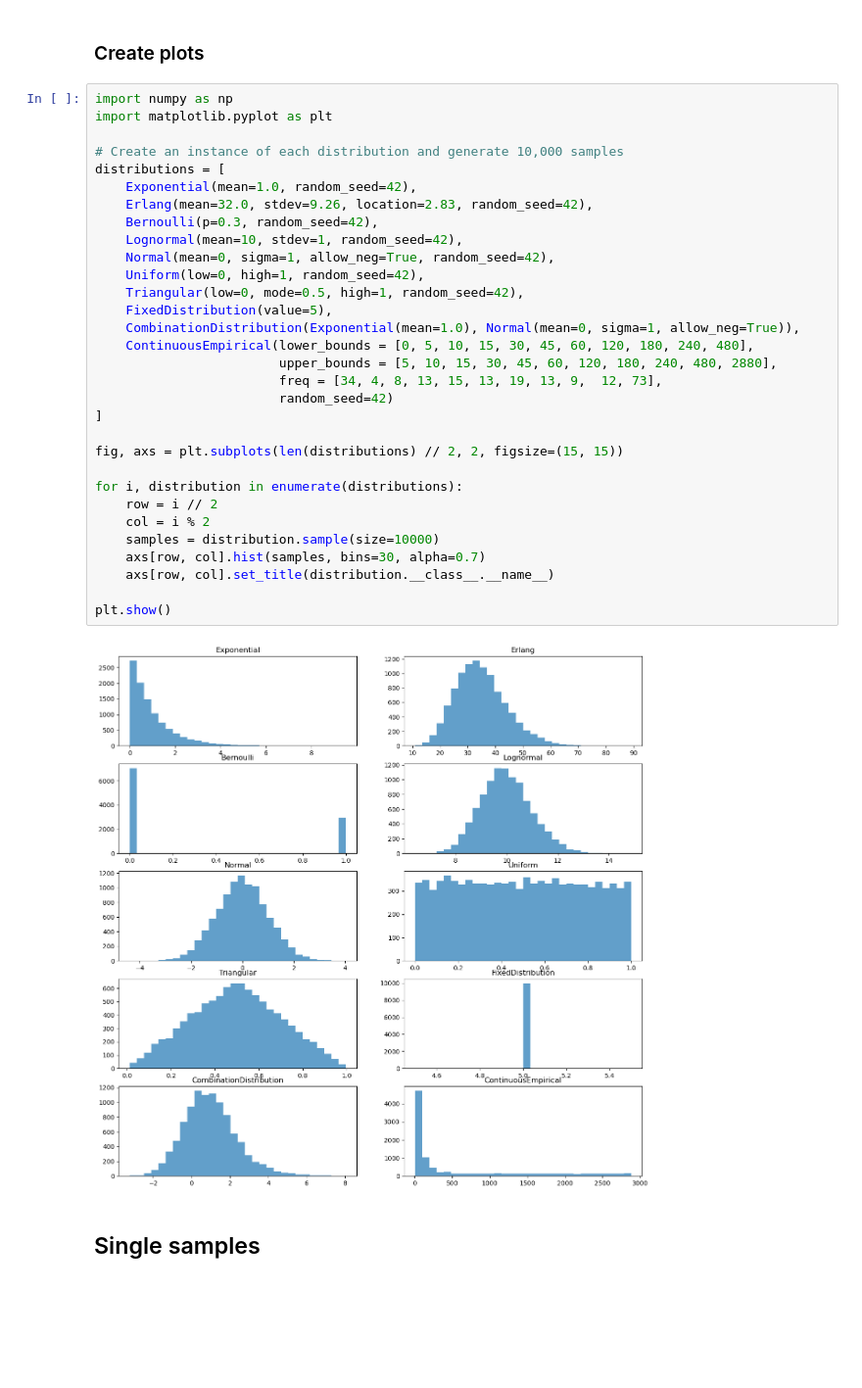
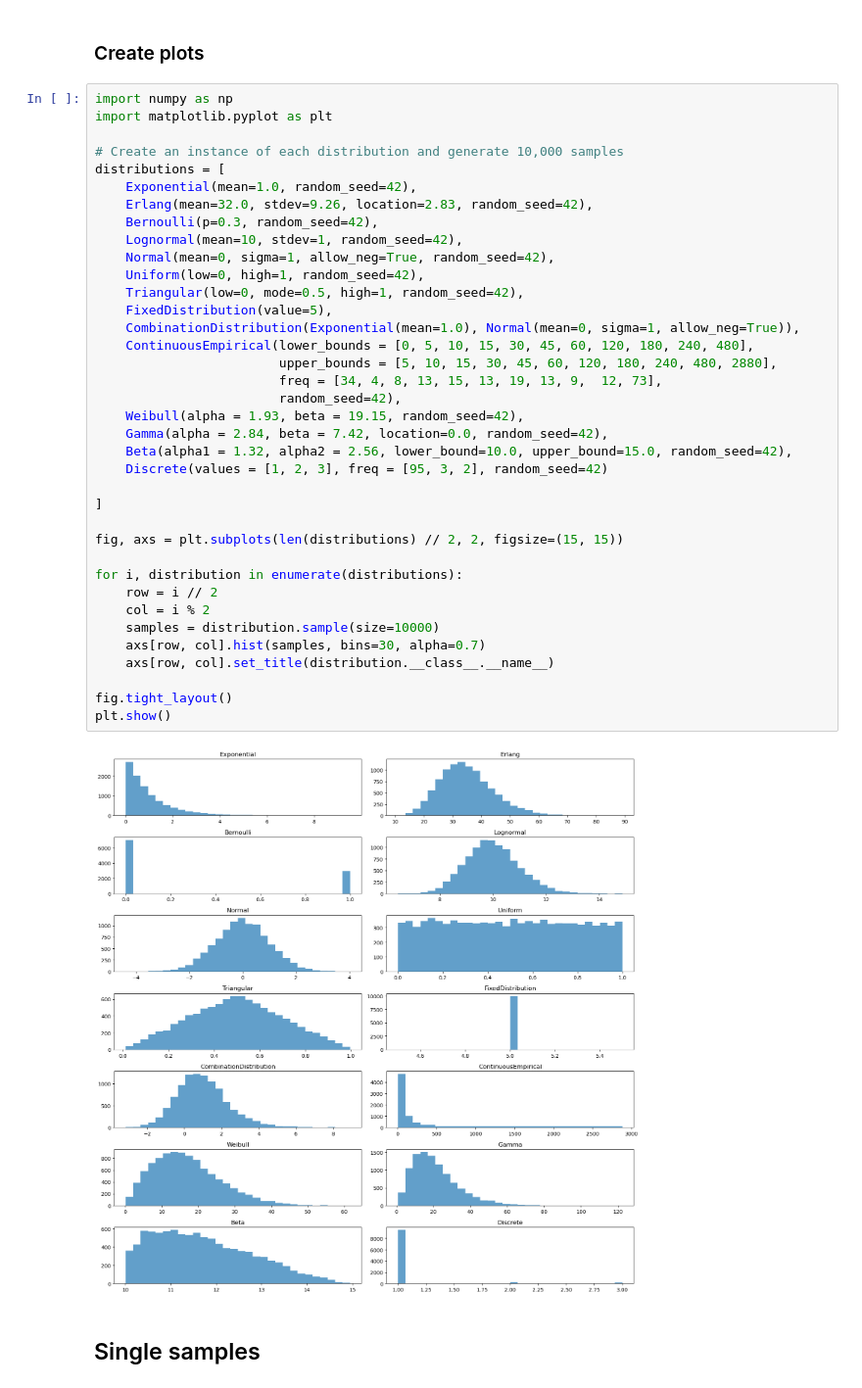
Before and after one commit to TomMonks/sim-tools, a Jupyter notebook: examples/distributions_examples.ipynb, the cells around one changed output. Shown at 98% size. Saved outputs shown, nothing was run; the diff lists cells and outputs as text; blank space fills up the shorter version.

```diff
--- a/examples/distributions_examples.ipynb
+++ b/examples/distributions_examples.ipynb
@@ -92,35 +96,41 @@ from sim_tools.distributions import (Exponential,
 import numpy as np
 import matplotlib.pyplot as plt
 
 # Create an instance of each distribution and generate 10,000 samples
 distributions = [
     Exponential(mean=1.0, random_seed=42),
     Erlang(mean=32.0, stdev=9.26, location=2.83, random_seed=42),
     Bernoulli(p=0.3, random_seed=42),
     Lognormal(mean=10, stdev=1, random_seed=42),
     Normal(mean=0, sigma=1, allow_neg=True, random_seed=42),
     Uniform(low=0, high=1, random_seed=42),
     Triangular(low=0, mode=0.5, high=1, random_seed=42),
     FixedDistribution(value=5),
     CombinationDistribution(Exponential(mean=1.0), Normal(mean=0, sigma=1, allow_neg=True)),
     ContinuousEmpirical(lower_bounds = [0, 5, 10, 15, 30, 45, 60, 120, 180, 240, 480],
                         upper_bounds = [5, 10, 15, 30, 45, 60, 120, 180, 240, 480, 2880],
                         freq = [34, 4, 8, 13, 15, 13, 19, 13, 9,  12, 73],
-                        random_seed=42)
+                        random_seed=42),
+    Weibull(alpha = 1.93, beta = 19.15, random_seed=42),
+    Gamma(alpha = 2.84, beta = 7.42, location=0.0, random_seed=42),
+    Beta(alpha1 = 1.32, alpha2 = 2.56, lower_bound=10.0, upper_bound=15.0, random_seed=42),
+    Discrete(values = [1, 2, 3], freq = [95, 3, 2], random_seed=42)
+
 ]
 
 fig, axs = plt.subplots(len(distributions) // 2, 2, figsize=(15, 15))
 
 for i, distribution in enumerate(distributions):
     row = i // 2
     col = i % 2
     samples = distribution.sample(size=10000)
     axs[row, col].hist(samples, bins=30, alpha=0.7)
     axs[row, col].set_title(distribution.__class__.__name__)
 
+fig.tight_layout()
 plt.show()
 # %% [output]
-[figure, old version]
+[figure, new version]
 # %% [markdown]
 ## Single samples
 # %%
```
Also changed, not shown: parts of 1 cell of this notebook, 1 other file.
